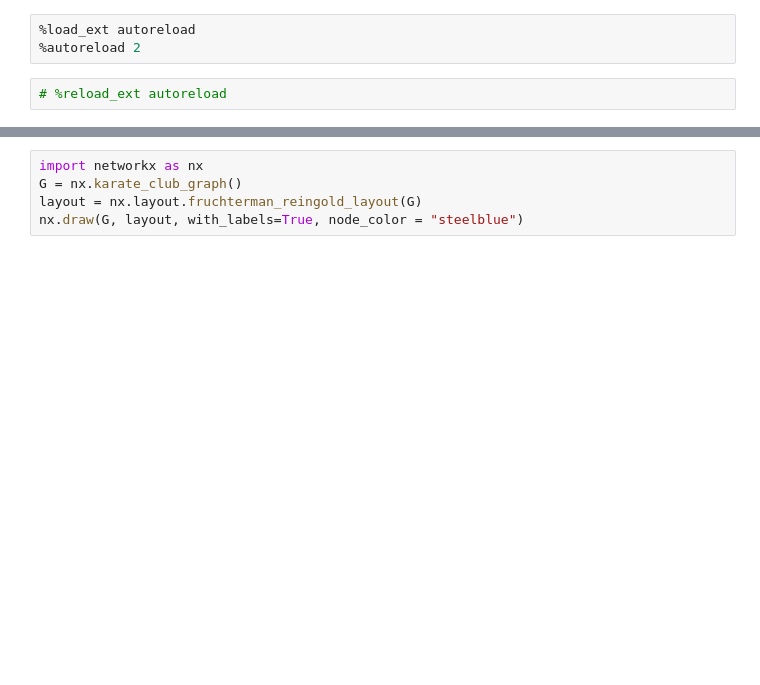
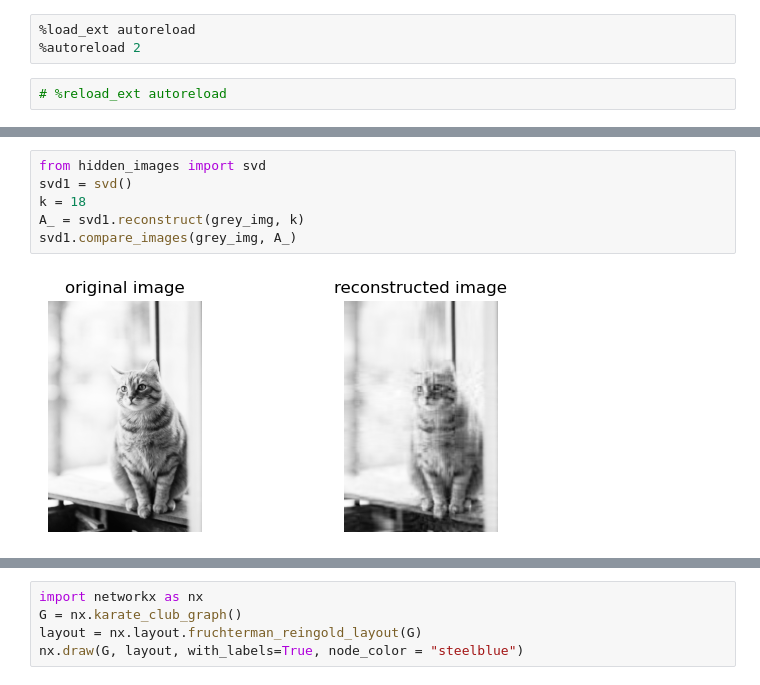
Before and after one commit to Xianzhiwang1/CS0451-page-site, a Jupyter notebook: posts/my-blog-post-06-unsupervised-learning/index.ipynb, the cells around one changed output, grey strips where cells are left out. Saved outputs shown, nothing was run; the diff lists cells and outputs as text; blank space fills up the shorter version.

```diff
--- a/posts/my-blog-post-06-unsupervised-learning/index.ipynb
+++ b/posts/my-blog-post-06-unsupervised-learning/index.ipynb
@@ -14,0 +72,8 @@ format: html
+# %%
+from hidden_images import svd
+svd1 = svd()
+k = 18
+A_ = svd1.reconstruct(grey_img, k)
+svd1.compare_images(grey_img, A_)
+# %% [output]
+[figure, added]
```
Also changed, not shown: parts of 9 cells of this notebook, 21 other files.
